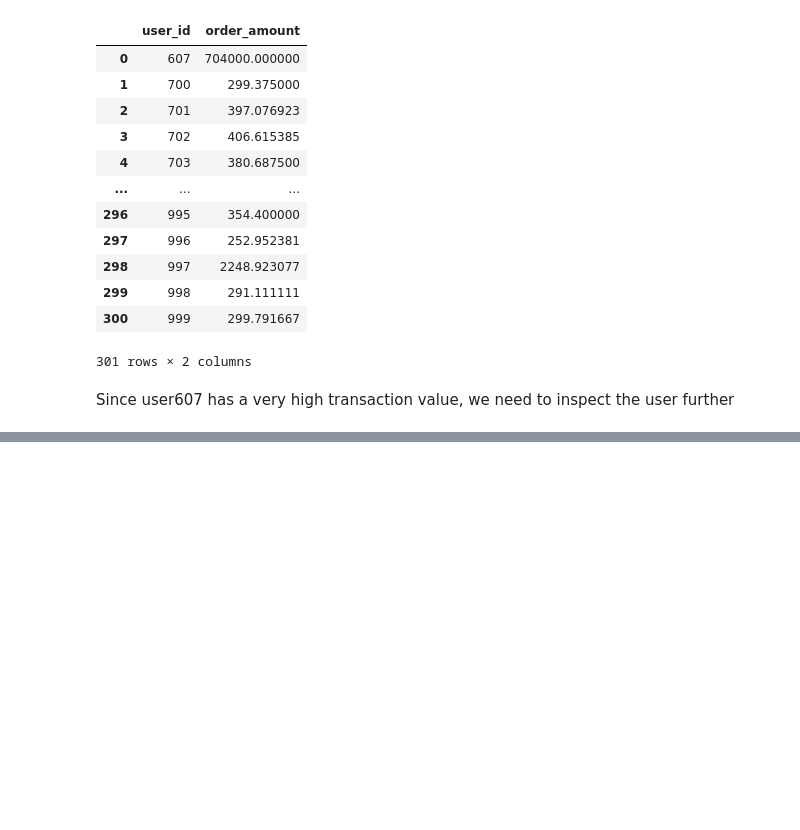
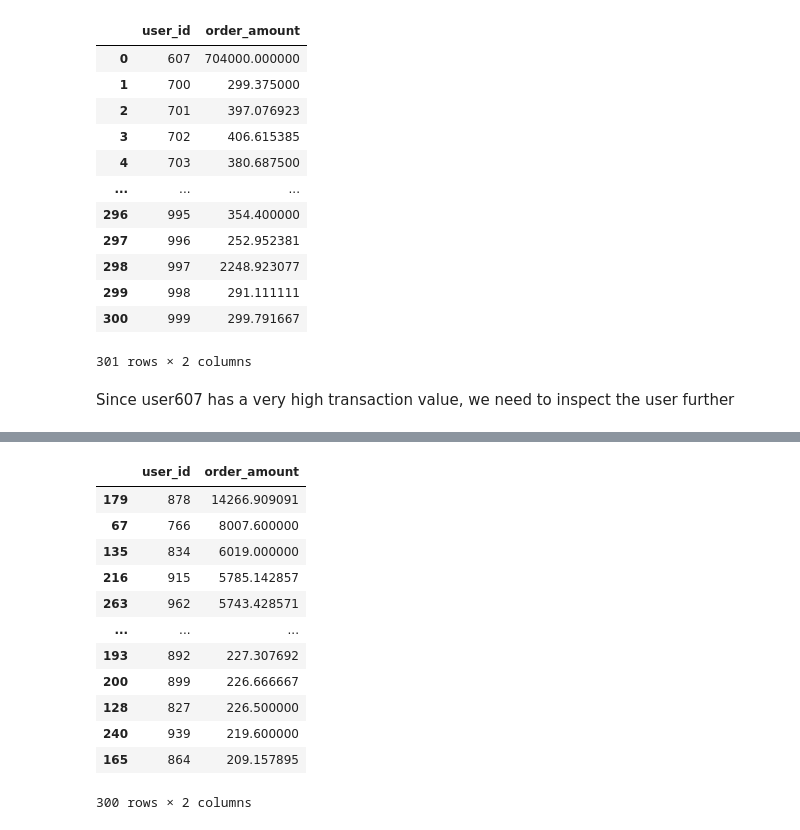
Before and after one commit to PrajwalKhot14/Shopify-DS-Intern-Challenge, a Jupyter notebook: Challenge_DS.ipynb, the cells around one changed output, grey strips where cells are left out. Cells and saved outputs as stored; diff of their text form; code cells hidden in the pictures; blank space fills up the shorter version.

```diff
--- a/Challenge_DS.ipynb
+++ b/Challenge_DS.ipynb
@@ -180,0 +206,16 @@ One more point to note here is that all these transactions were made within 26 d
+# %%
+users.sort_values(by = ['order_amount'], ascending=False)
+# %% [output]
+|  | user_id | order_amount |
+| 179 | 878 | 14266.909091 |
+| 67 | 766 | 8007.600000 |
+| 135 | 834 | 6019.000000 |
+| 216 | 915 | 5785.142857 |
+| 263 | 962 | 5743.428571 |
+| ... | ... | ... |
+| 193 | 892 | 227.307692 |
+| 200 | 899 | 226.666667 |
+| 128 | 827 | 226.500000 |
+| 240 | 939 | 219.600000 |
+| 165 | 864 | 209.157895 |
+300 rows × 2 columns
```
Also changed, not shown: parts of 9 cells of this notebook.
